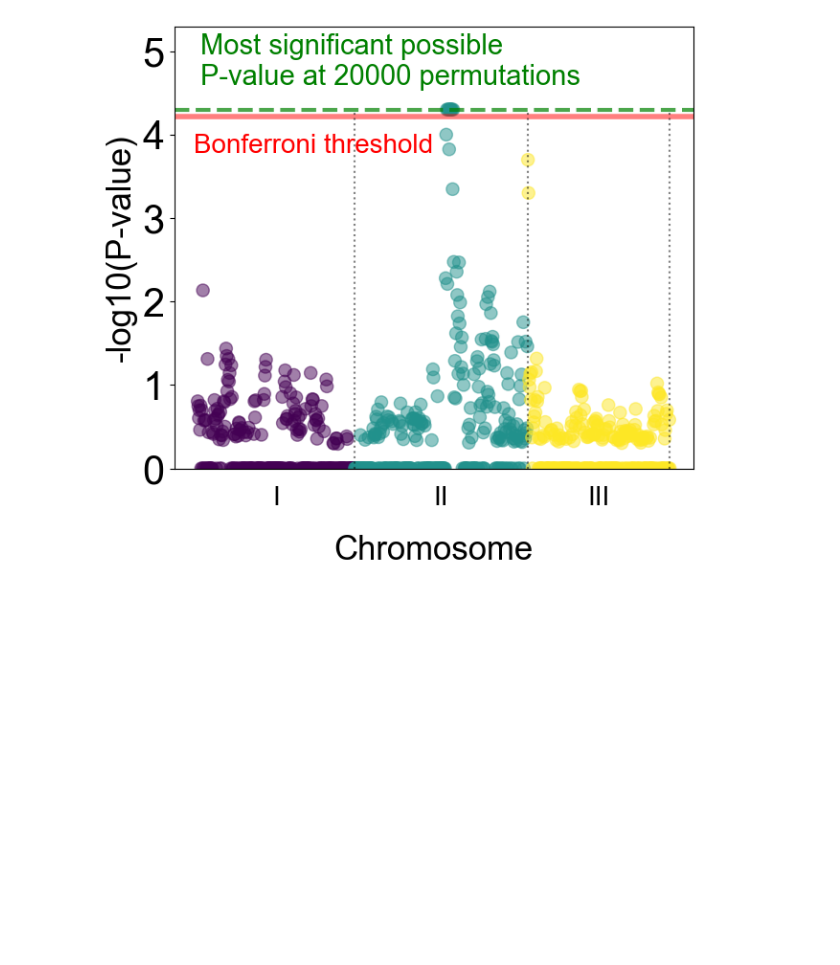
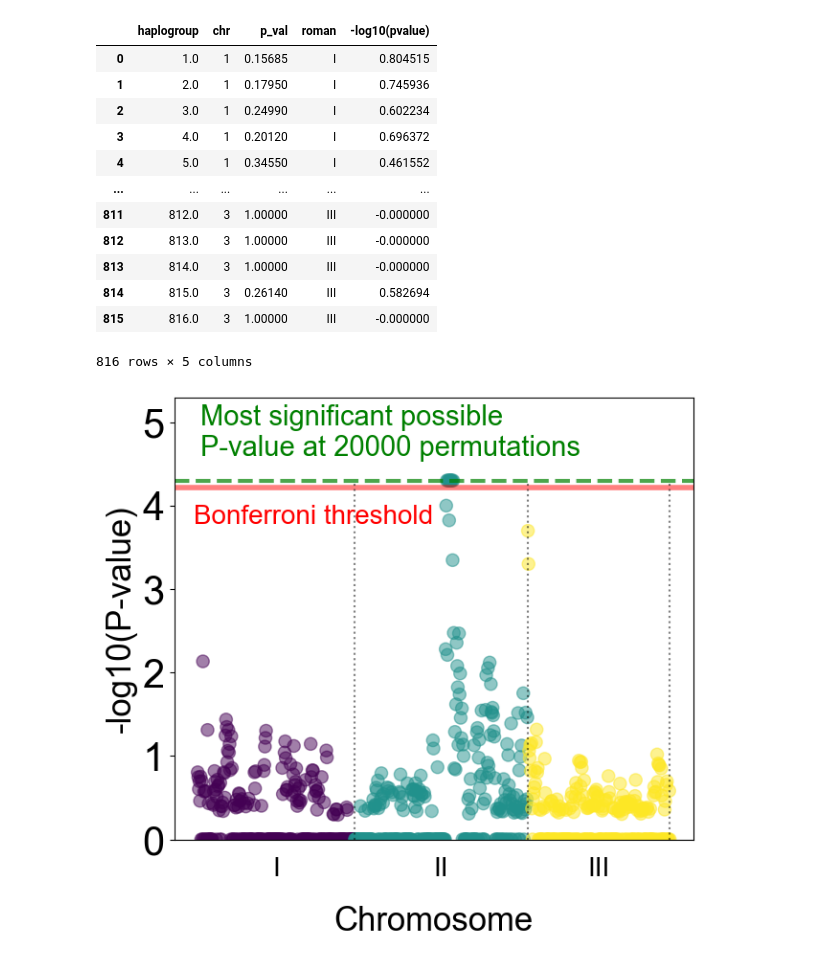
Before and after one commit to BKover99/S.-Pombe-MLPs, a Jupyter notebook: Bence folder/Manhattan plot/manhattan.ipynb, the cells around one changed output. Saved outputs shown, nothing was run; the diff lists cells and outputs as text; code cells hidden in the pictures; blank space fills up the shorter version.

```diff
--- a/Bence folder/Manhattan plot/manhattan.ipynb
+++ b/Bence folder/Manhattan plot/manhattan.ipynb
@@ -6,7 +6,7 @@ import matplotlib.pyplot as plt
 import matplotlib
 import dataframe_image as dfi
 plt.rcParams["font.family"] = "Arial"
-root = "/Users/bencekover/Library/CloudStorage/OneDrive-Personal/MSci Bahler lab/S.-Pombe-MLPs - Github/"
+root = "/Users/k23030440/S.-Pombe-MLPs/"
 # %%
 #load data /Users/bencekover/Library/CloudStorage/OneDrive-UniversityCollegeLondon/MSci Bahler lab/S.-Pombe-biofilm/Bence folder/Manhattan plot/data/dataresults_new_filtering.csv
 data = pd.read_csv(root + 'Bence folder/Manhattan plot/data/dataresults_new_filtering.csv', sep = ',',index_col=0)
@@ -22,6 +22,22 @@ data["roman"] = data["chr"].map({1: "I", 2: "II", 3: "III"})
 data = data.drop_duplicates(subset=['haplogroup'], keep='first').reset_index(drop=True)
 #create column -log10(pvalue)
 data['-log10(pvalue)'] = -np.log10(data['p_val'])
+# %%
+data
+# %% [output]
+|  | haplogroup | chr | p_val | roman | -log10(pvalue) |
+| 0 | 1.0 | 1 | 0.15685 | I | 0.804515 |
+| 1 | 2.0 | 1 | 0.17950 | I | 0.745936 |
+| 2 | 3.0 | 1 | 0.24990 | I | 0.602234 |
+| 3 | 4.0 | 1 | 0.20120 | I | 0.696372 |
+| 4 | 5.0 | 1 | 0.34550 | I | 0.461552 |
+| ... | ... | ... | ... | ... | ... |
+| 811 | 812.0 | 3 | 1.00000 | III | -0.000000 |
+| 812 | 813.0 | 3 | 1.00000 | III | -0.000000 |
+| 813 | 814.0 | 3 | 1.00000 | III | -0.000000 |
+| 814 | 815.0 | 3 | 0.26140 | III | 0.582694 |
+| 815 | 816.0 | 3 | 1.00000 | III | -0.000000 |
+816 rows × 5 columns
 # %%
 #plot p_val vs haplogroup, color by chr
 fig, ax = plt.subplots(figsize=(7, 6))
```
Also changed, not shown: parts of 1 cell of this notebook, 45 other files.
